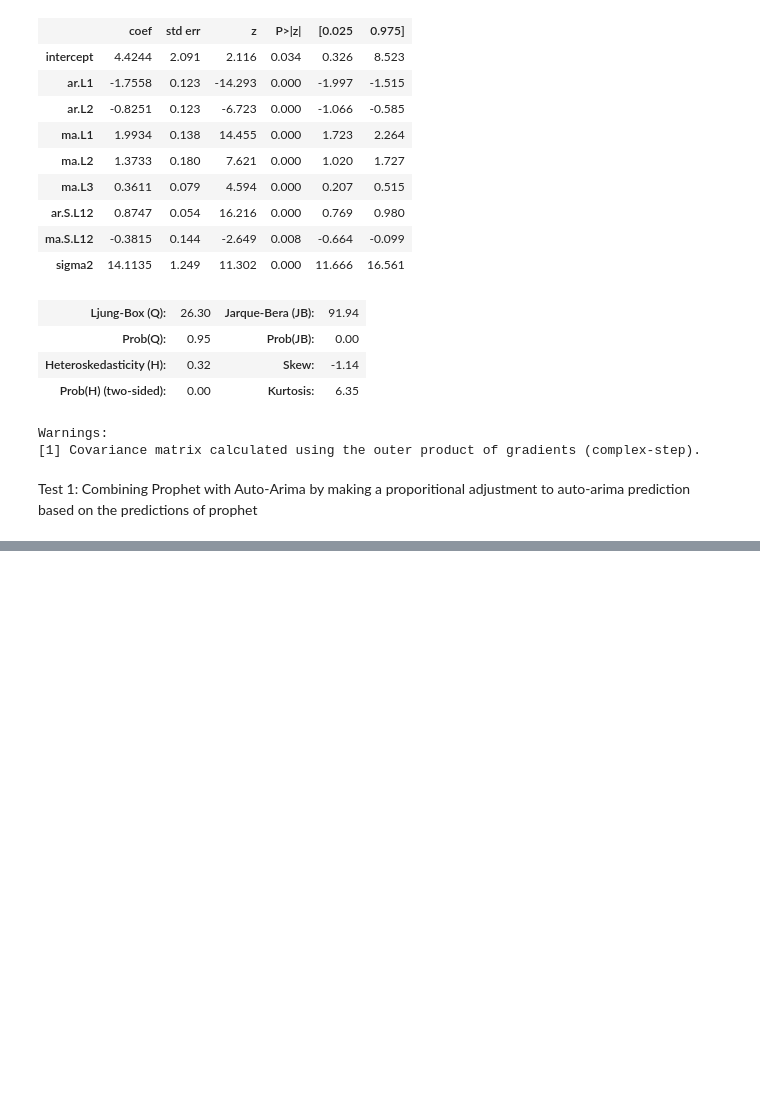
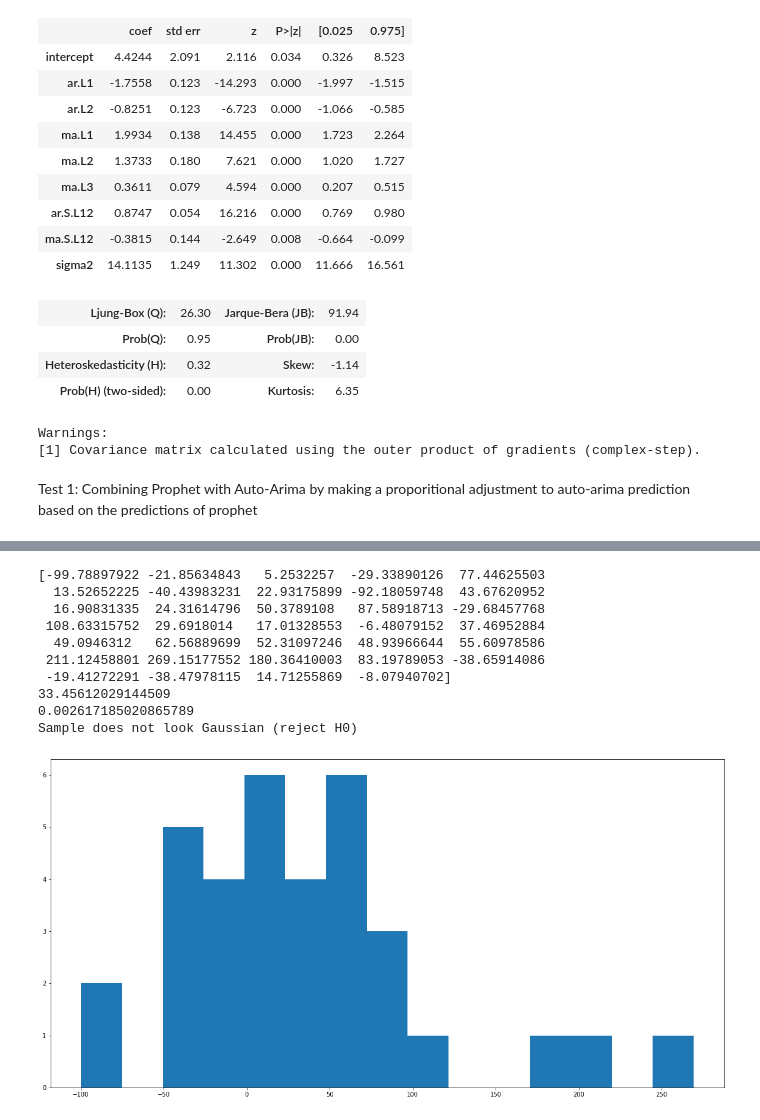
Before and after one commit to amirgamil/Meningitis-Analysis, a Jupyter notebook: Code/Autoregressive Models.ipynb, the cells around one changed output, grey strips where cells are left out. Saved outputs shown, nothing was run; the diff lists cells and outputs as text; code cells hidden in the pictures; blank space fills up the shorter version.

```diff
--- a/Code/Autoregressive Models.ipynb
+++ b/Code/Autoregressive Models.ipynb
@@ -703,20 +700,14 @@ def predict_prophet(df, counter, model):
 # %%
+#Auto-Arima
 predictions = np.array([])
 num_correct = 0
+residuals = np.array([])
 
-#start with very simple prophet model
-
-
-#predict in waves of 2 e.g. predict at timestep t, t+1, t+2, t+3 then update data to from the newly observed values
-# (i.e. actual ground truth labels at previous 4 timesteps) predict at t+4, 5, 6 etc.
-
-#Before we output our final prediction, we will make a step that is inversely proportional to yhat_upper - yhat_lower
-#confidence interval provided by the prophet model. This means if prophet outputs a prediction that it's very
-#confident about (meaning the confidence range is low), we will make a large step in the direction of yhat
 for i in range(0,len(test_data),2):
-    prophet_preds = predict_prophet(month_data_burkina_prophet, separation+i, model)
-    print(prophet_preds)
     preds = fit.predict(n_periods=2)
+#     preds += 32.83
+    res = obs - preds
+    residuals = np.append(residuals, res)
     obs = test_data[i:i+2]
     array = list(range(2))
     correct_states = test_states.loc[i:i+2].values
@@ -726,7 +717,6 @@ for i in range(0,len(test_data),2):
                                        burkina_monthly_thresholds), array))
     num_correct += sum(correct_array)
     num_month_1_correct += correct_array[0]
-    print('>Predicted={0}, Expected={1}'.format(preds, obs))
 accuracy = num_correct/len(test_data)
 print("Accuracy: %.3f" % accuracy)
 # %% [output]
@@ -847,0 +732,26 @@ KeyboardInterrupt:
+# %%
+#plotting residuals and checking if they're normally distributed
+print(residuals)
+print(residuals.mean())
+_, p = normaltest(residuals)
+alpha = 0.05
+print(p)
+if p > alpha:
+    print('Sample looks Gaussian (fail to reject H0)')
+else:
+    print('Sample does not look Gaussian (reject H0)')
+fig, ax = plt.subplots(1,1, figsize=(20, 10))
+ax.hist(residuals, bins=15)
+plt.show()
+# %% [output]
+[-99.78897922 -21.85634843   5.2532257  -29.33890126  77.44625503
+  13.52652225 -40.43983231  22.93175899 -92.18059748  43.67620952
+  16.90831335  24.31614796  50.3789108   87.58918713 -29.68457768
+ 108.63315752  29.6918014   17.01328553  -6.48079152  37.46952884
+  49.0946312   62.56889699  52.31097246  48.93966644  55.60978586
+ 211.12458801 269.15177552 180.36410003  83.19789053 -38.65914086
+ -19.41272291 -38.47978115  14.71255869  -8.07940702]
+33.45612029144509
+0.002617185020865789
+Sample does not look Gaussian (reject H0)
+[figure, added]
```
Also changed, not shown: parts of 8 cells of this notebook, 4 other files.
